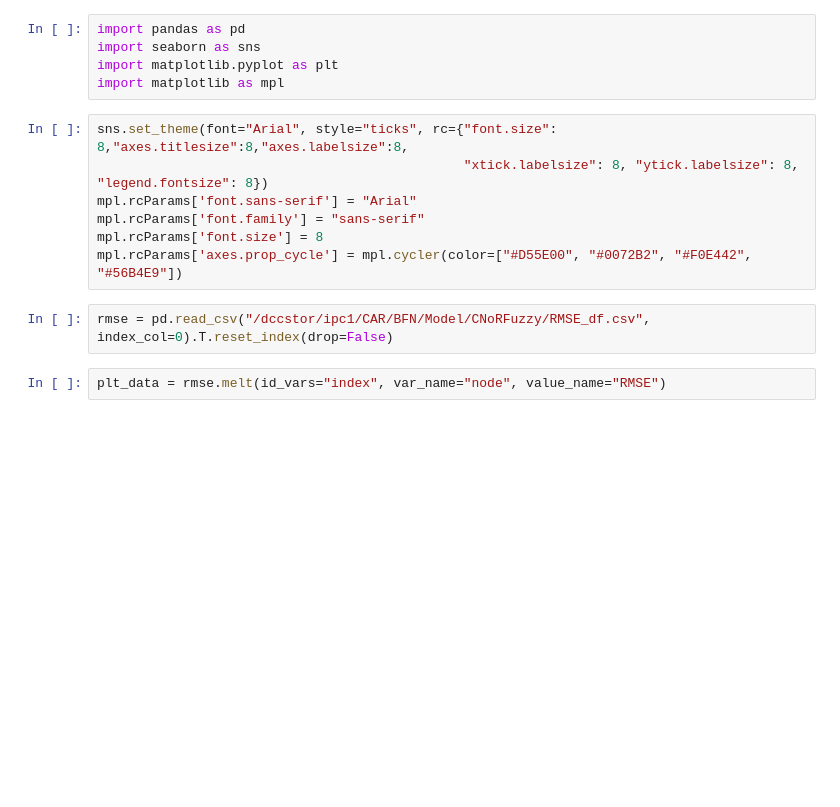
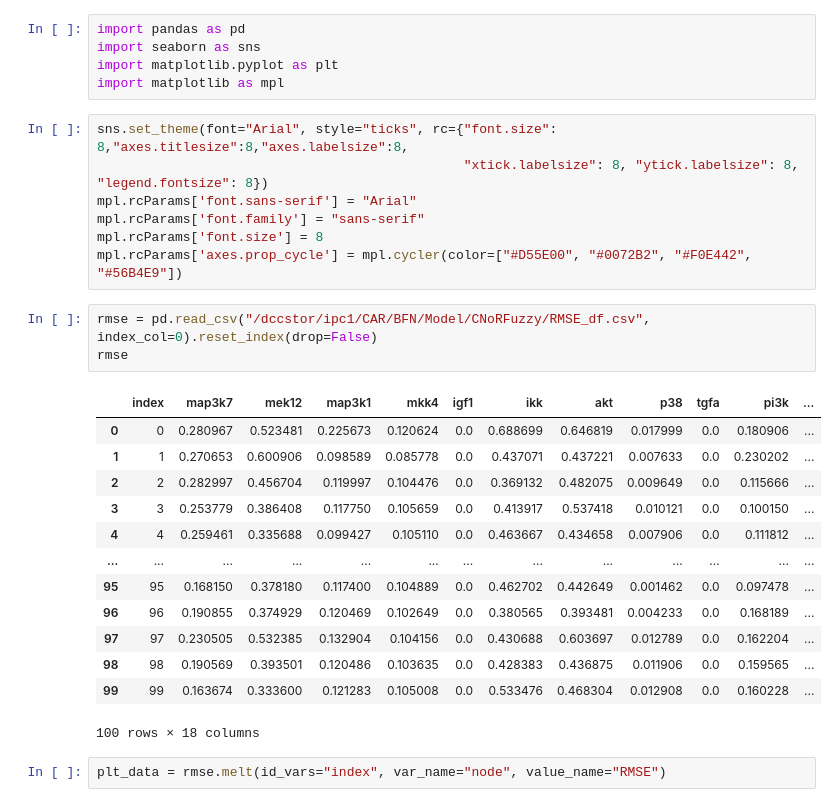
Before and after one commit to DriessenA/biological_fuzzy_logic_networks, a Jupyter notebook: Notebooks/20240422_CNRoFuzzy_CV_analysis.ipynb, the cells around one changed output. Cells and saved outputs as stored; diff of their text form; blank space fills up the shorter version.

```diff
--- a/Notebooks/20240422_CNRoFuzzy_CV_analysis.ipynb
+++ b/Notebooks/20240422_CNRoFuzzy_CV_analysis.ipynb
@@ -11,7 +11,22 @@ mpl.rcParams['font.family'] = "sans-serif"
 mpl.rcParams['font.size'] = 8
 mpl.rcParams['axes.prop_cycle'] = mpl.cycler(color=["#D55E00", "#0072B2", "#F0E442", "#56B4E9"])
 # %%
-rmse = pd.read_csv("/dccstor/ipc1/CAR/BFN/Model/CNoRFuzzy/RMSE_df.csv", index_col=0).T.reset_index(drop=False)
+rmse = pd.read_csv("/dccstor/ipc1/CAR/BFN/Model/CNoRFuzzy/RMSE_df.csv", index_col=0).reset_index(drop=False)
+rmse
+# %% [output]
+|  | index | map3k7 | mek12 | map3k1 | mkk4 | igf1 | ikk | akt | p38 | tgfa | pi3k | ... |
+| 0 | 0 | 0.280967 | 0.523481 | 0.225673 | 0.120624 | 0.0 | 0.688699 | 0.646819 | 0.017999 | 0.0 | 0.180906 | ... |
+| 1 | 1 | 0.270653 | 0.600906 | 0.098589 | 0.085778 | 0.0 | 0.437071 | 0.437221 | 0.007633 | 0.0 | 0.230202 | ... |
+| 2 | 2 | 0.282997 | 0.456704 | 0.119997 | 0.104476 | 0.0 | 0.369132 | 0.482075 | 0.009649 | 0.0 | 0.115666 | ... |
+| 3 | 3 | 0.253779 | 0.386408 | 0.117750 | 0.105659 | 0.0 | 0.413917 | 0.537418 | 0.010121 | 0.0 | 0.100150 | ... |
+| 4 | 4 | 0.259461 | 0.335688 | 0.099427 | 0.105110 | 0.0 | 0.463667 | 0.434658 | 0.007906 | 0.0 | 0.111812 | ... |
+| ... | ... | ... | ... | ... | ... | ... | ... | ... | ... | ... | ... | ... |
+| 95 | 95 | 0.168150 | 0.378180 | 0.117400 | 0.104889 | 0.0 | 0.462702 | 0.442649 | 0.001462 | 0.0 | 0.097478 | ... |
+| 96 | 96 | 0.190855 | 0.374929 | 0.120469 | 0.102649 | 0.0 | 0.380565 | 0.393481 | 0.004233 | 0.0 | 0.168189 | ... |
+| 97 | 97 | 0.230505 | 0.532385 | 0.132904 | 0.104156 | 0.0 | 0.430688 | 0.603697 | 0.012789 | 0.0 | 0.162204 | ... |
+| 98 | 98 | 0.190569 | 0.393501 | 0.120486 | 0.103635 | 0.0 | 0.428383 | 0.436875 | 0.011906 | 0.0 | 0.159565 | ... |
+| 99 | 99 | 0.163674 | 0.333600 | 0.121283 | 0.105008 | 0.0 | 0.533476 | 0.468304 | 0.012908 | 0.0 | 0.160228 | ... |
+100 rows × 18 columns
 # %%
 plt_data = rmse.melt(id_vars="index", var_name="node", value_name="RMSE")
 # %%
```
Also changed, not shown: parts of 1 cell of this notebook, 1 other file.
